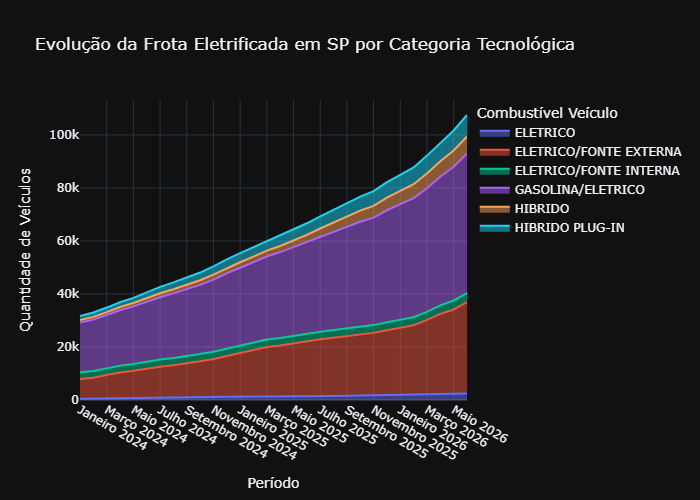
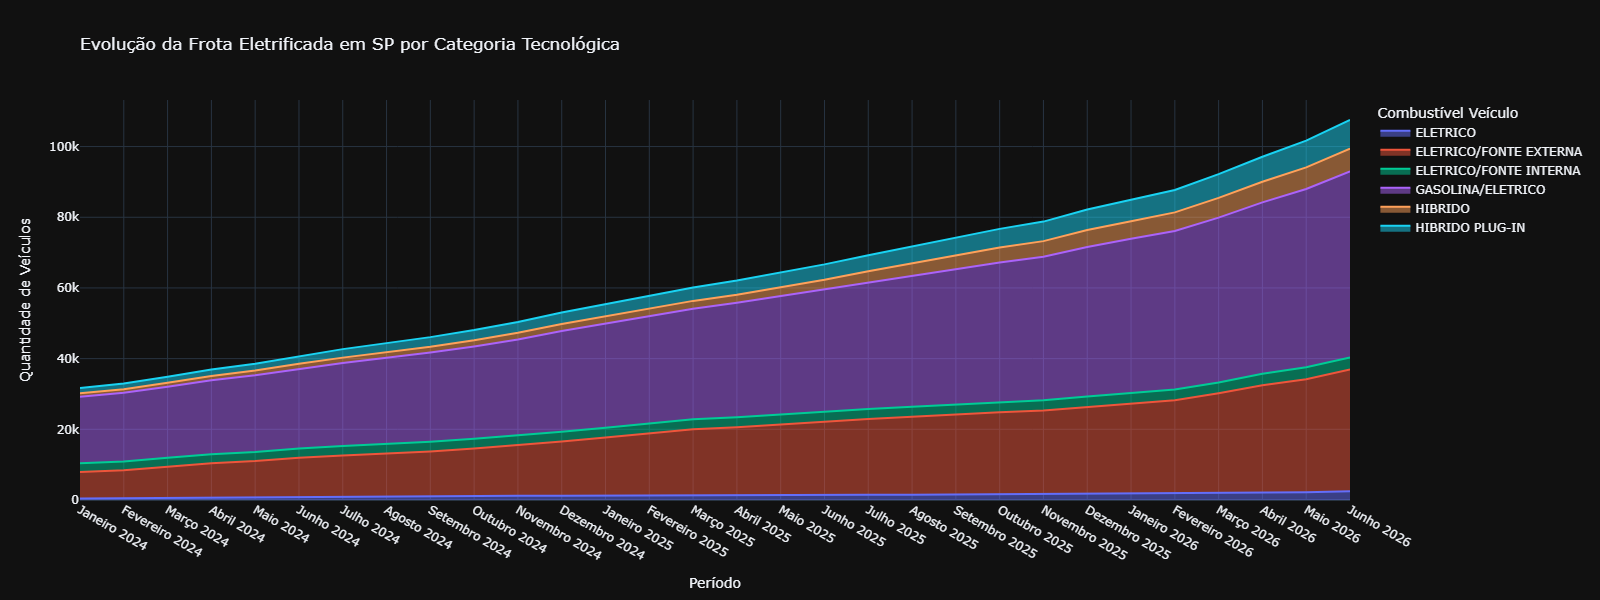
Unified diff of the notebook cell whose output changed from the first chart to the second:
--- before
+++ after
@@ -16,5 +16,7 @@
     title="Evolução da Frota Eletrificada em SP por Categoria Tecnológica",
     labels={"Qtd. Veículos": "Quantidade de Veículos", "Data": "Período"},
-    template="plotly_dark"
+    template="plotly_dark",
+    width=1600,  # <-- ADICIONE ESTA LINHA
+    height=600   # <-- ADICIONE ESTA LINHA
 )
 fig_comb.update_layout(xaxis={"categoryorder": "trace"})

Commit: fix_graph